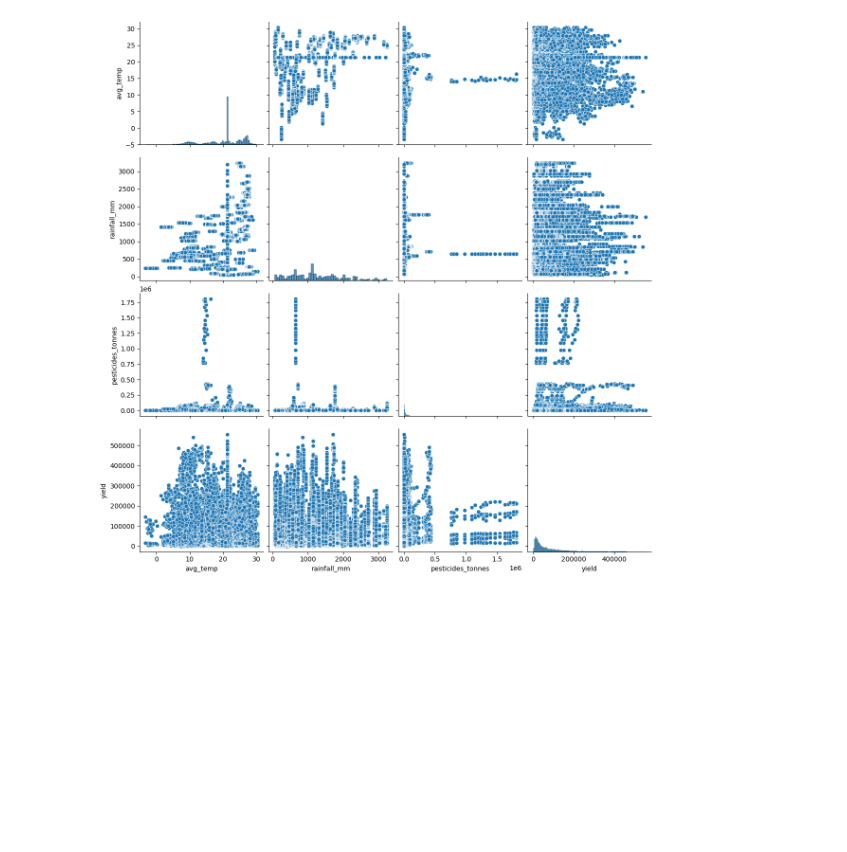
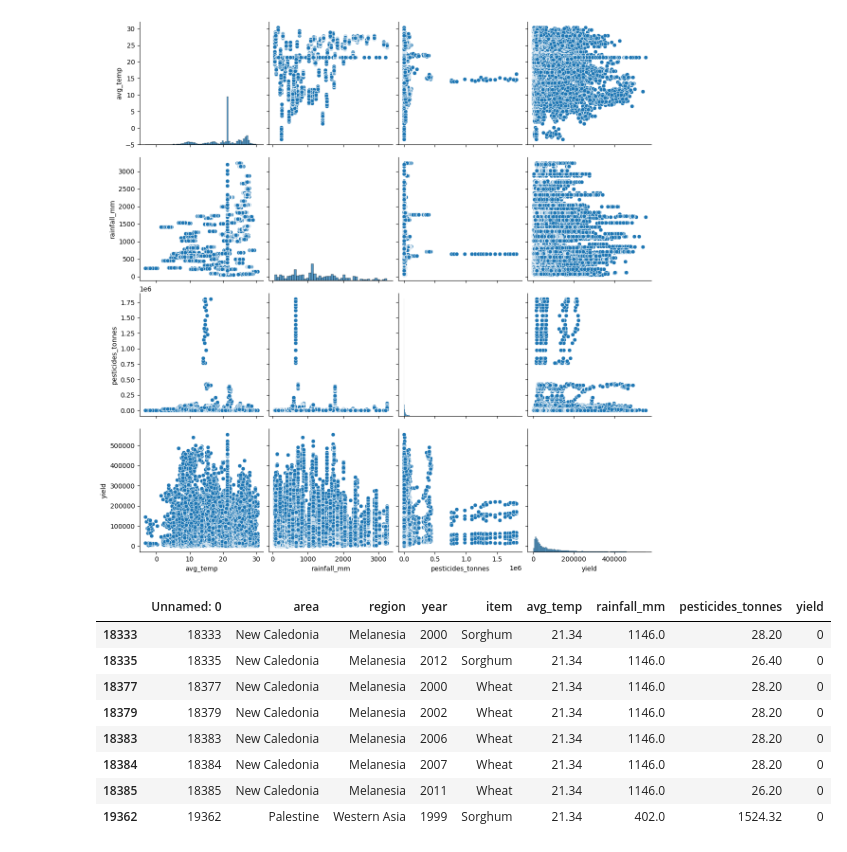
Before and after one commit to SCFlorian/Systeme_recommandation_agricole, a Jupyter notebook: notebooks/notebook_analyse_exploratoire.ipynb, the cells around one changed output. Drawn from its saved outputs; the diff is of its cells as text; code cells hidden in the pictures; blank space fills up the shorter version.

```diff
--- a/notebooks/notebook_analyse_exploratoire.ipynb
+++ b/notebooks/notebook_analyse_exploratoire.ipynb
@@ -1861,3 +1847,17 @@ sns.pairplot(yield_final[cols_num], height=3)
 plt.show()
 # %% [output]
 [figure]
+# %%
+df_final = pd.read_csv('../data/processed/yield_df_final.csv')
+# %%
+df_final.loc[df_final['yield']<=0]
+# %% [output]
+|  | Unnamed: 0 | area | region | year | item | avg_temp | rainfall_mm | pesticides_tonnes | yield |
+| 18333 | 18333 | New Caledonia | Melanesia | 2000 | Sorghum | 21.34 | 1146.0 | 28.20 | 0 |
+| 18335 | 18335 | New Caledonia | Melanesia | 2012 | Sorghum | 21.34 | 1146.0 | 26.40 | 0 |
+| 18377 | 18377 | New Caledonia | Melanesia | 2000 | Wheat | 21.34 | 1146.0 | 28.20 | 0 |
+| 18379 | 18379 | New Caledonia | Melanesia | 2002 | Wheat | 21.34 | 1146.0 | 28.20 | 0 |
+| 18383 | 18383 | New Caledonia | Melanesia | 2006 | Wheat | 21.34 | 1146.0 | 28.20 | 0 |
+| 18384 | 18384 | New Caledonia | Melanesia | 2007 | Wheat | 21.34 | 1146.0 | 28.20 | 0 |
+| 18385 | 18385 | New Caledonia | Melanesia | 2011 | Wheat | 21.34 | 1146.0 | 26.20 | 0 |
+| 19362 | 19362 | Palestine | Western Asia | 1999 | Sorghum | 21.34 | 402.0 | 1524.32 | 0 |
```
Also changed, not shown: parts of 10 cells of this notebook, 10 other files.
